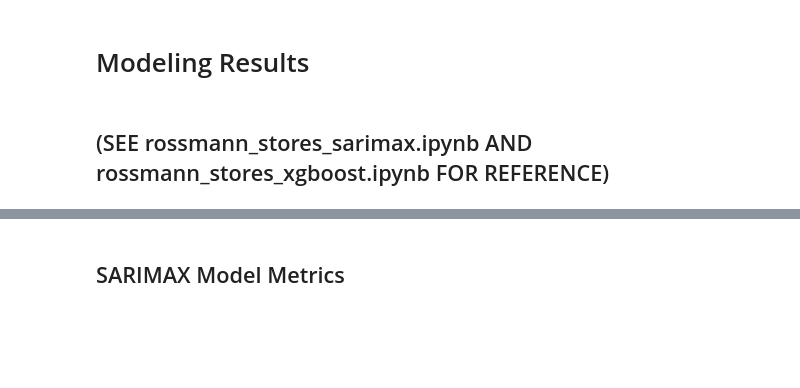
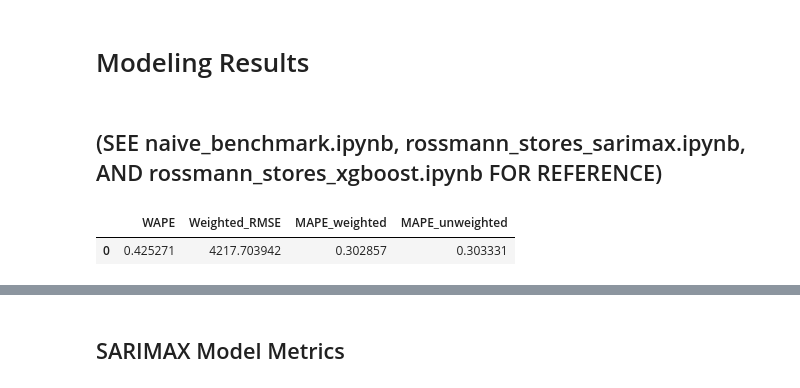
Before and after one commit to madchavez/Rossmann-Stores-SARIMAX, a Jupyter notebook: rossmann_stores_discussion.ipynb, the cells around one changed output, grey strips where cells are left out. Saved outputs shown, nothing was run; the diff lists cells and outputs as text; code cells hidden in the pictures; blank space fills up the shorter version.

Commit message:
naive benchmarks

```diff
--- a/rossmann_stores_discussion.ipynb
+++ b/rossmann_stores_discussion.ipynb
@@ -1152,4 +1148,10 @@ Overall, the plots reinforce that **competition distance does not meaningfully i
 # %% [markdown]
 # Modeling Results
 # %% [markdown]
-## (SEE rossmann_stores_sarimax.ipynb AND rossmann_stores_xgboost.ipynb FOR REFERENCE)
+## (SEE naive_benchmark.ipynb, rossmann_stores_sarimax.ipynb, AND rossmann_stores_xgboost.ipynb FOR REFERENCE)
+# %%
+naive_benchmark = pd.read_csv("naive_org_summary.csv")
+naive_benchmark.iloc[:,:-2]
+# %% [output]
+|  | WAPE | Weighted_RMSE | MAPE_weighted | MAPE_unweighted |
+| 0 | 0.425271 | 4217.703942 | 0.302857 | 0.303331 |
```
Also changed, not shown: parts of 4 cells of this notebook, 4 other files.
